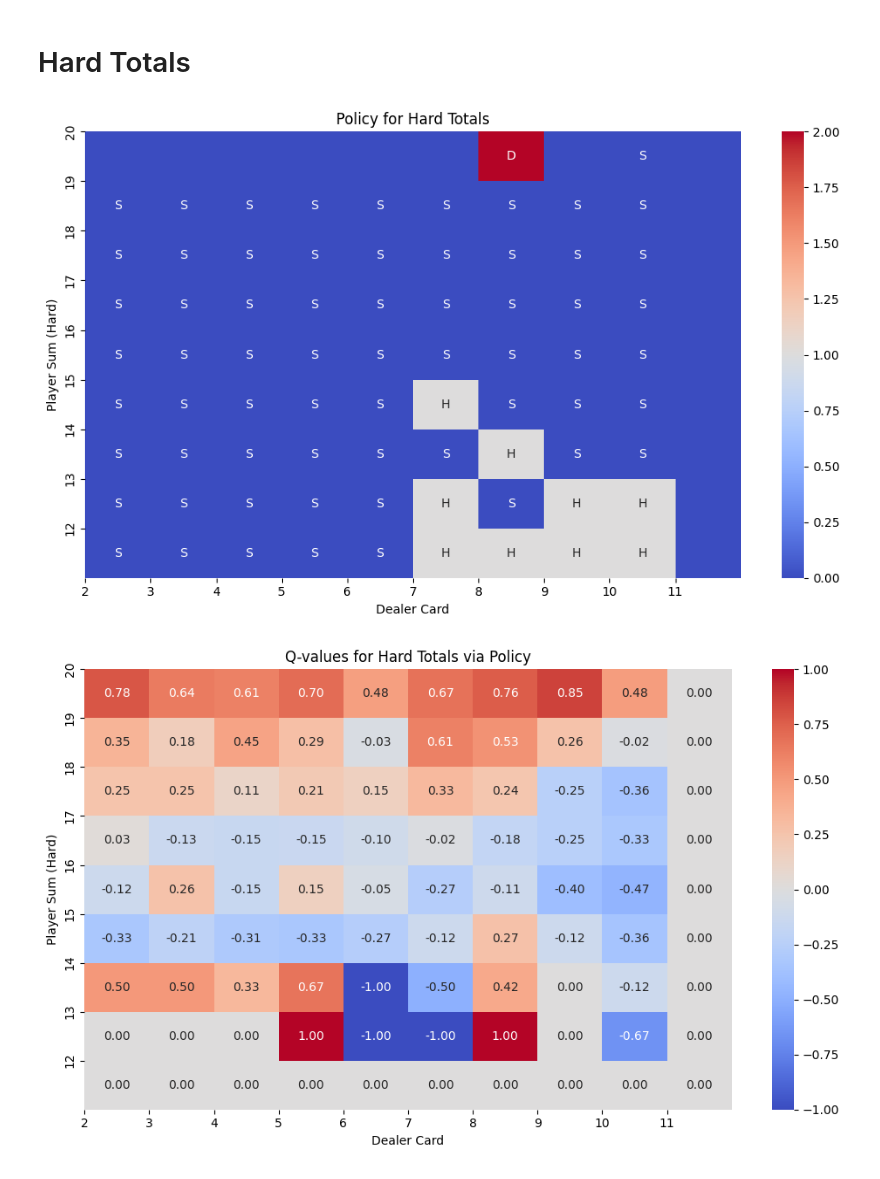
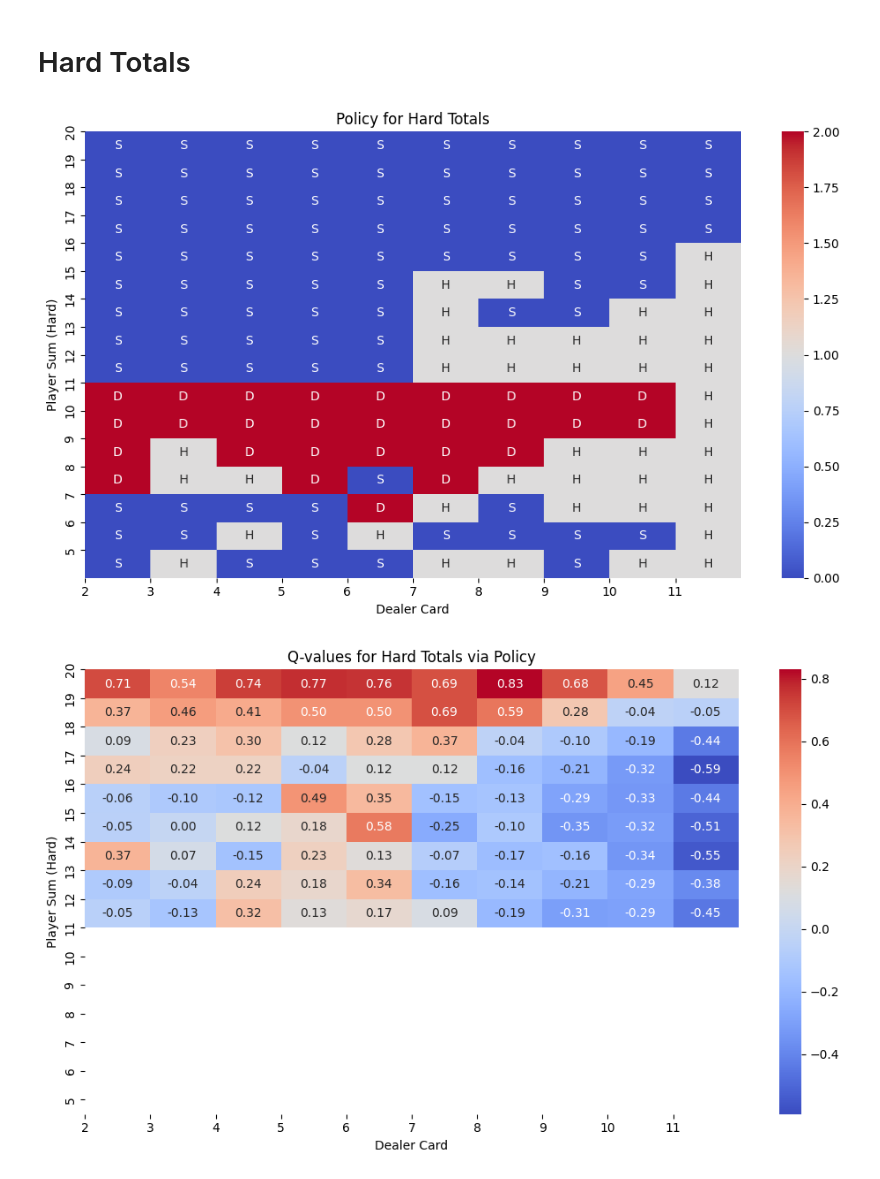
Before and after one commit to Horizon-42/black_jack, a Jupyter notebook: analysis.ipynb, the cells around one changed output. Cells and saved outputs as stored; diff of their text form; code cells hidden in the pictures.

```diff
--- a/analysis.ipynb
+++ b/analysis.ipynb
@@ -32,6 +32,8 @@ import seaborn as sns
 # split q a tables
 player_sums = range(2, 22)  # player sums from 2 to 21
 dealer_cards = range(2, 12)
+
+enable_split = False
 
 # action tables
 action_tables = {}
@@ -43,7 +45,7 @@ for action in [Action.Stand, Action.Hit, Action.Double]:
                 player_sum=player_sum,
                 dealer_card=dealer_card_value,
                 usible_ace=False,
-                splitable=False,
+                splitable=enable_split,
                 can_double=True,
             )
             if state in Q and action in Q[state]:
@@ -145,8 +147,8 @@ for i, player_sum in enumerate(soft_plyer_sums):
             player_sum=player_sum,
             dealer_card=dealer_card_value,
             usible_ace=True,
-            splitable=player_sum == 12,  # only splitable if player sum is 12 (AA)
-            can_double=False
+            splitable=enable_split,  # only splitable if player sum is 12 (AA)
+            can_double=True
         )
         action  = policy.get(state)
         if action is None:
@@ -183,7 +185,7 @@ plt.show()
 # Hard Totals
 # %%
 # split situation
-hard_player_sums = range(20, 11, -1) # remind AA count as 12 here
+hard_player_sums = range(20, 4, -1) # remind AA count as 12 here
 
 hard_policy = np.zeros((len(hard_player_sums), len(dealer_cards)))
 hard_policy_labels = np.array(['']*len(hard_player_sums)*len(dealer_cards)).reshape(-1, len(dealer_cards))
@@ -194,37 +196,37 @@ for i, player_sum in enumerate(hard_player_sums):
             player_sum=player_sum,
             dealer_card=dealer_card_value,
             usible_ace=False,
-            splitable=False,
+            splitable=enable_split,
             can_double=True,
         )
         action  = policy.get(state)
         if action is None:
             continue
         hard_policy[i, j] = action.value
         hard_policy_labels[i, j] = action.name[0]  # use first letter of action name
         hard_policy_values[i, j] = Q[state][action]
 
 plt.figure(figsize=(10, 6))
 ax = sns.heatmap(hard_policy, annot=hard_policy_labels, fmt='', cmap='coolwarm', cbar=True,
             xticklabels=dealer_cards, yticklabels=hard_player_sums)
 plt.title('Policy for Hard Totals')
 plt.xlabel('Dealer Card')
 plt.ylabel('Player Sum (Hard)')
 plt.xticks(ticks=np.arange(len(dealer_cards)), labels=dealer_cards)
 plt.yticks(ticks=np.arange(len(hard_player_sums)), labels=hard_player_sums)
 plt.tight_layout()
 
 plt.figure(figsize=(10, 6))
 sns.heatmap(soft_policy_values, annot=True, fmt=".2f", cmap='coolwarm', cbar=True,
             xticklabels=dealer_cards, yticklabels=hard_player_sums)
 plt.title('Q-values for Hard Totals via Policy')
 plt.xlabel('Dealer Card')
 plt.ylabel('Player Sum (Hard)')
 plt.xticks(ticks=np.arange(len(dealer_cards)), labels=dealer_cards)
 plt.yticks(ticks=np.arange(len(hard_player_sums)), labels=hard_player_sums)
 plt.tight_layout()
 
 plt.show()
 # %% [output]
-[figure, old version]
+[figure, new version]
-[figure, old version]
+[figure, new version]
```
Also changed, not shown: parts of 4 cells of this notebook, 3 other files.
